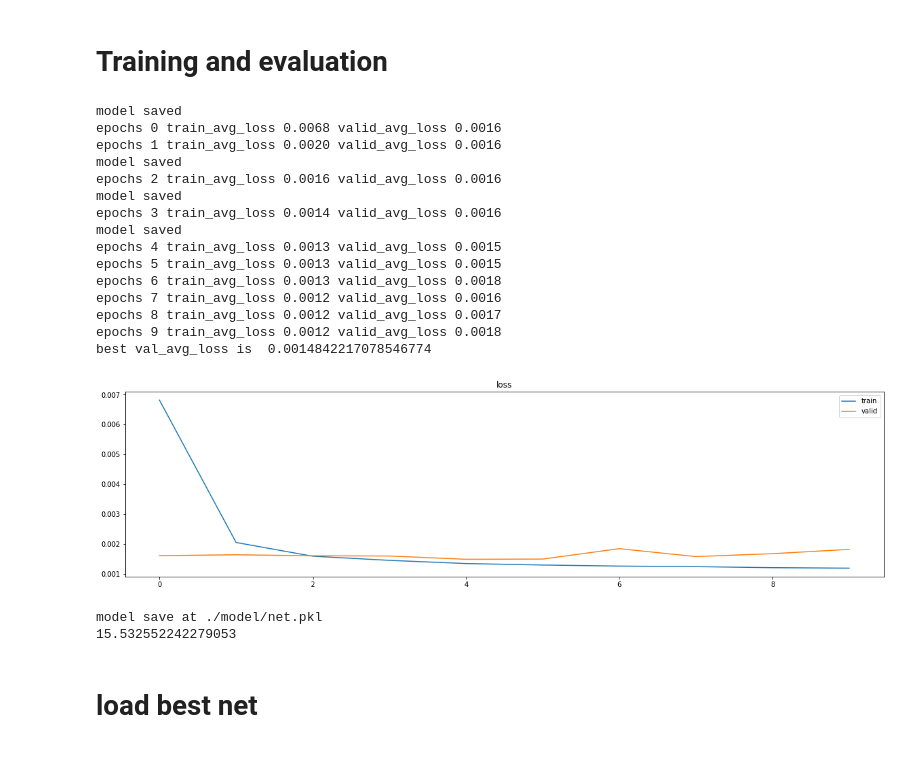
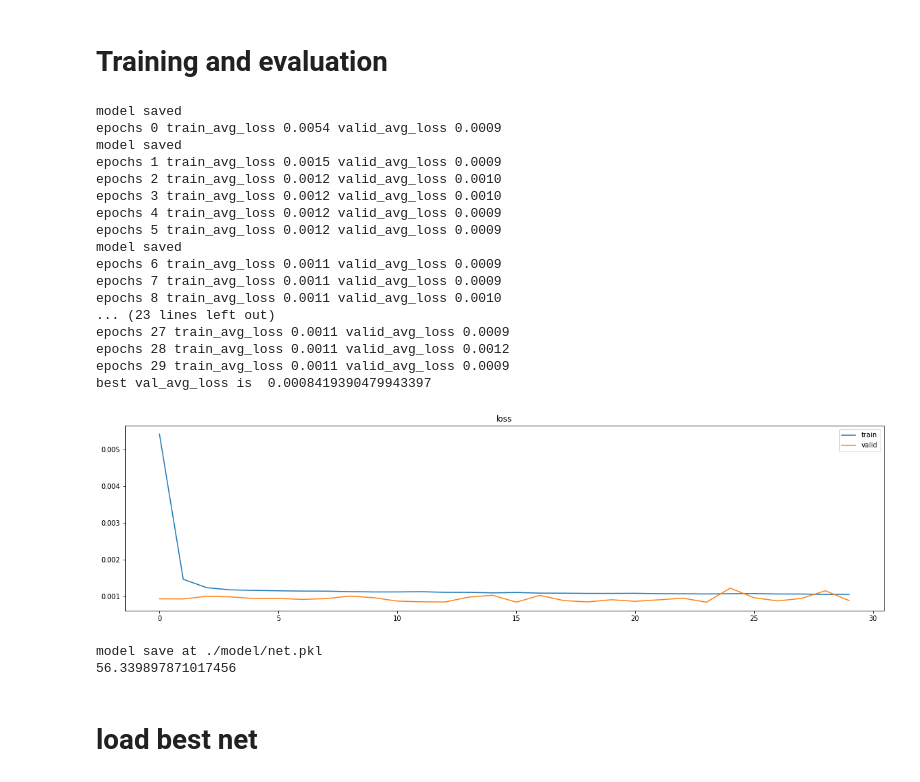
Before and after one commit to skywalker0803r/pa_0331, a Jupyter notebook: kinetic_model.ipynb, the cells around one changed output. Saved outputs shown, nothing was run; the diff lists cells and outputs as text; code cells hidden in the pictures.

```diff
--- a/kinetic_model.ipynb
+++ b/kinetic_model.ipynb
@@ -55,7 +66,7 @@ df.head()
 # %% [markdown]
 # select data range
 # %%
-df = df.loc['2016-05':'2017-02-17']
+df = df.loc['2016-06-20':'2017-02-20']
 idx = df.index
 df.head(3).append(df.tail(3))
 # %% [output]
@@ -163,0 +165,3 @@ class Net(nn.Module):
+# %%
+flat_size = X_train.shape[1]
+flat_size,time_step,num_sensor
@@ -164,3 +170,29 @@ class Net(nn.Module):
+# %%
+class panet(nn.Module):
+    def __init__(self):
+        super().__init__()
+        self.w = nn.Sequential(nn.Linear(flat_size,128),nn.Tanh(),nn.Linear(128,time_step))
+        self.b = nn.Sequential(nn.Linear(flat_size,128),nn.Tanh(),nn.Linear(128,1))
+        self.p = nn.Linear(1,1,bias=False)
+        self.history_weight = []
+        self.history_b = []
+
+    def forward(self,x):
+        W = F.softmax(self.w(x),dim=1)
+        b = self.b(x)
+        feed,factor = self.fetch(x)
+        WX = torch.sum(feed*W,dim=1).view(-1,1)
+        output = self.p(WX) + b
+        self.history_weight.append(W)
+        self.history_b.append(b)
+        return F.sigmoid(output)
+
+    def fetch(self,x):
+        x_resize = x.view(-1,time_step,num_sensor)
+        feed = x_resize[:,:,0]
+        factor = x_resize[:,:,1:]
+        factor = factor.reshape(-1,time_step*(num_sensor-1))
+        return feed,factor
 # %%
 def init_weights(m):
     if hasattr(m,'weight'):
@@ -170,4 +208,4 @@ def init_weights(m):
 # %%
-net = Net(X_train.shape[1],Y_train.shape[1]).cuda().double()
+net = panet().cuda().double()
 net.apply(init_weights)
 # %% [output]
@@ -253,27 +302,29 @@ def train(net,train_iter,loss_function,optimizer,num_epochs=100):
     print('model save at ./model/net.pkl')
 # %%
 s = time.time()
-train(net,train_iter,loss_function,optimizer,num_epochs=10)
+train(net,train_iter,loss_function,optimizer,num_epochs=30)
 print(time.time()-s)
 # %% [output]
 model saved
-epochs 0 train_avg_loss 0.0068 valid_avg_loss 0.0016
-epochs 1 train_avg_loss 0.0020 valid_avg_loss 0.0016
+epochs 0 train_avg_loss 0.0054 valid_avg_loss 0.0009
 model saved
-epochs 2 train_avg_loss 0.0016 valid_avg_loss 0.0016
+epochs 1 train_avg_loss 0.0015 valid_avg_loss 0.0009
+epochs 2 train_avg_loss 0.0012 valid_avg_loss 0.0010
+epochs 3 train_avg_loss 0.0012 valid_avg_loss 0.0010
+epochs 4 train_avg_loss 0.0012 valid_avg_loss 0.0009
+epochs 5 train_avg_loss 0.0012 valid_avg_loss 0.0009
 model saved
-epochs 3 train_avg_loss 0.0014 valid_avg_loss 0.0016
-model saved
-epochs 4 train_avg_loss 0.0013 valid_avg_loss 0.0015
-epochs 5 train_avg_loss 0.0013 valid_avg_loss 0.0015
-epochs 6 train_avg_loss 0.0013 valid_avg_loss 0.0018
-epochs 7 train_avg_loss 0.0012 valid_avg_loss 0.0016
-epochs 8 train_avg_loss 0.0012 valid_avg_loss 0.0017
-epochs 9 train_avg_loss 0.0012 valid_avg_loss 0.0018
-best val_avg_loss is  0.0014842217078546774
+epochs 6 train_avg_loss 0.0011 valid_avg_loss 0.0009
+epochs 7 train_avg_loss 0.0011 valid_avg_loss 0.0009
+epochs 8 train_avg_loss 0.0011 valid_avg_loss 0.0010
+... (23 lines left out)
+epochs 27 train_avg_loss 0.0011 valid_avg_loss 0.0009
+epochs 28 train_avg_loss 0.0011 valid_avg_loss 0.0012
+epochs 29 train_avg_loss 0.0011 valid_avg_loss 0.0009
+best val_avg_loss is  0.0008419390479943397
-[figure, old version]
+[figure, new version]
 model save at ./model/net.pkl
-15.532552242279053
+56.339897871017456
 # %% [markdown]
 # load best net
 # %%
```
Also changed, not shown: parts of 28 cells of this notebook.
